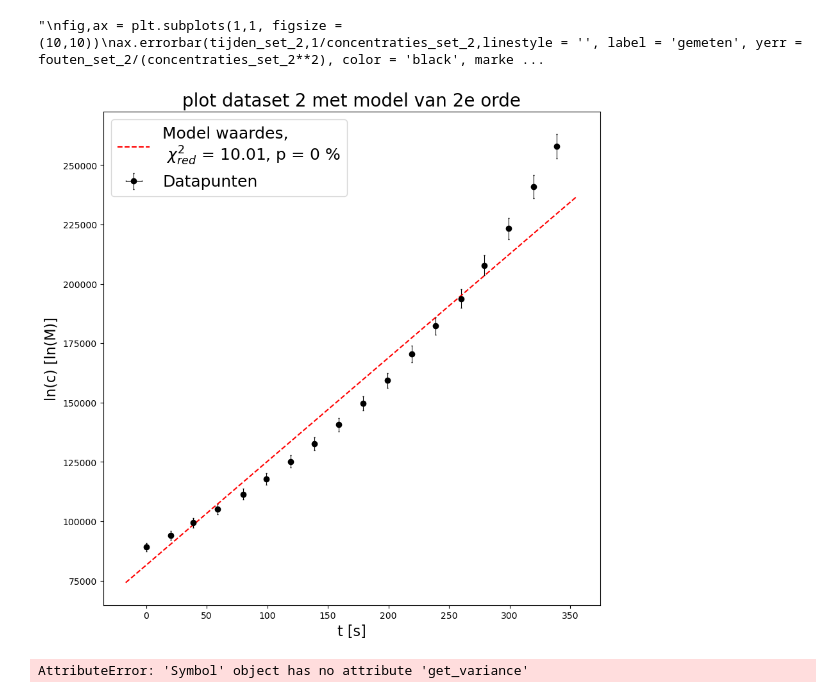
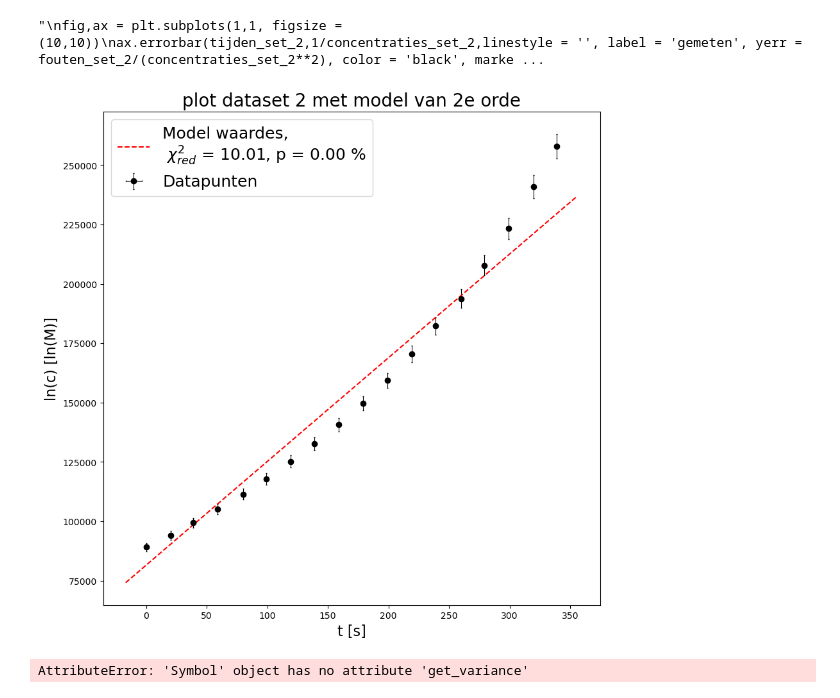
Before and after one commit to justlearning42/Experimentele_vscode, a Jupyter notebook: kinetica.ipynb, the cells around one changed output. Cells and saved outputs as stored; diff of their text form; code cells hidden in the pictures.

```diff
--- a/kinetica.ipynb
+++ b/kinetica.ipynb
@@ -432,5 +432,5 @@ De gereduceerde chi^2 waarde is: 0.56556
 "\nfig,ax = plt.subplots(1,1,figsize = (10,10))\nax.errorbar(tijden_set_2,np.log(concentraties_set_2 ),linestyle = '', label = 'gemeten', yerr = fouten_set_2 /concentraties_set_2, color = 'black', mar ...
 # %%
 plot_fit(tijden_set_2, np.log(concentraties_set_2), np.full(np.shape(tijden_set_2),0), (fouten_set_2/(concentraties_set_2))**2, 't [s]', 'ln(c) [ln(M)]', 'plot dataset 2 met model van 1e orde', snelheidsmodel_1eorde_linearised,
-          parameterwaarden, 0.57,0.91, save_name = 'dataset_2_fit_1e_orde.png',fontsize = 18, titlesize = 20, axsize = 16)
+          parameterwaarden, 0.57,0.9114, save_name = 'dataset_2_fit_1e_orde.png',fontsize = 18, titlesize = 20, axsize = 16)
 # %% [output]
@@ -476,9 +476,9 @@ De gereduceerde chi^2 waarde is: 10.007
 "\nfig,ax = plt.subplots(1,1, figsize = (10,10))\nax.errorbar(tijden_set_2,1/concentraties_set_2,linestyle = '', label = 'gemeten', yerr = fouten_set_2/(concentraties_set_2**2), color = 'black', marke ...
 # %%
 plot_fit(tijden_set_2, 1/concentraties_set_2, np.full(np.shape(tijden_set_2),0), (fouten_set_2/(concentraties_set_2**2))**2, 't [s]', 'ln(c) [ln(M)]', 'plot dataset 2 met model van 2e orde', snelheidsmodel_2eorde_linearised,
-          parameterwaarden, 10.007, 7.8e-26, save_name = 'dataset_2_fit_2e_orde.png',fontsize = 18, titlesize = 20, axsize = 16)
+          parameterwaarden, 10.007, 7.824e-26, save_name = 'dataset_2_fit_2e_orde.png',fontsize = 18, titlesize = 20, axsize = 16)
 # %% [output]
-[figure, old version]
+[figure, new version]
 # %%
 #bepaling van de orde van NaOH
 
```
Also changed, not shown: parts of 5 cells of this notebook.
